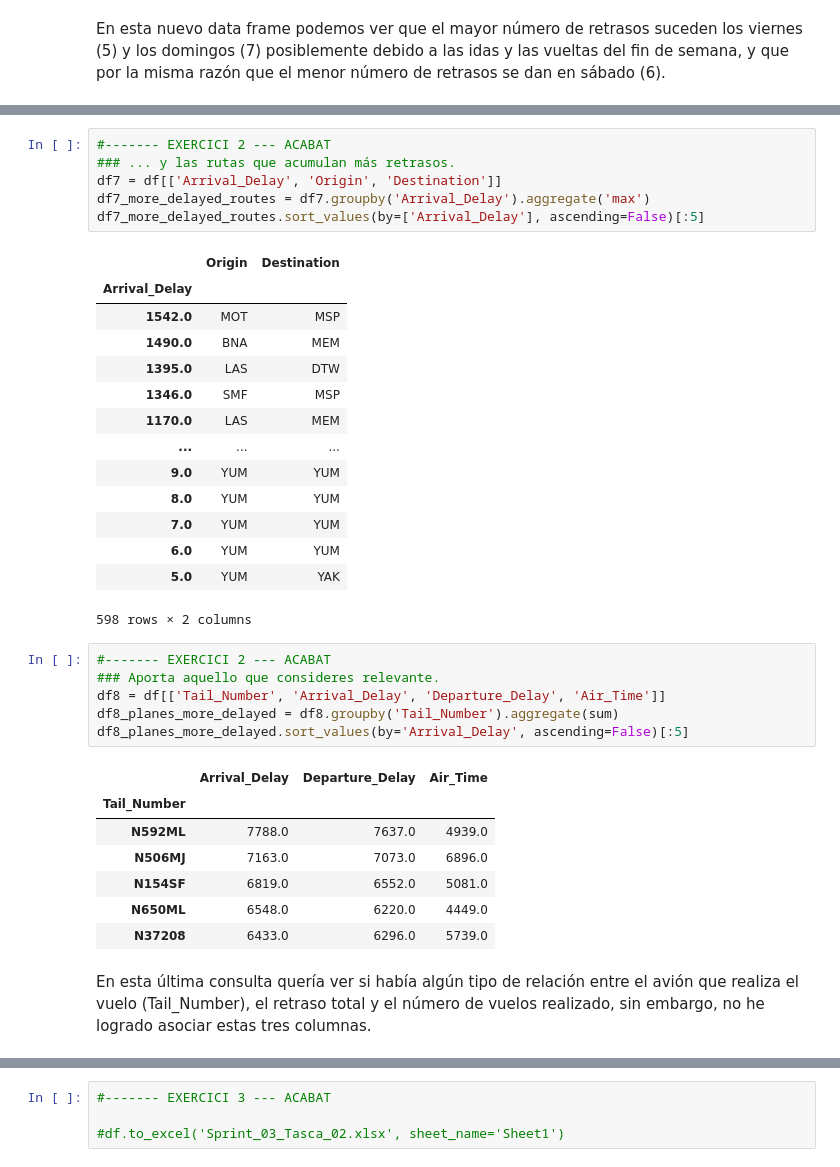
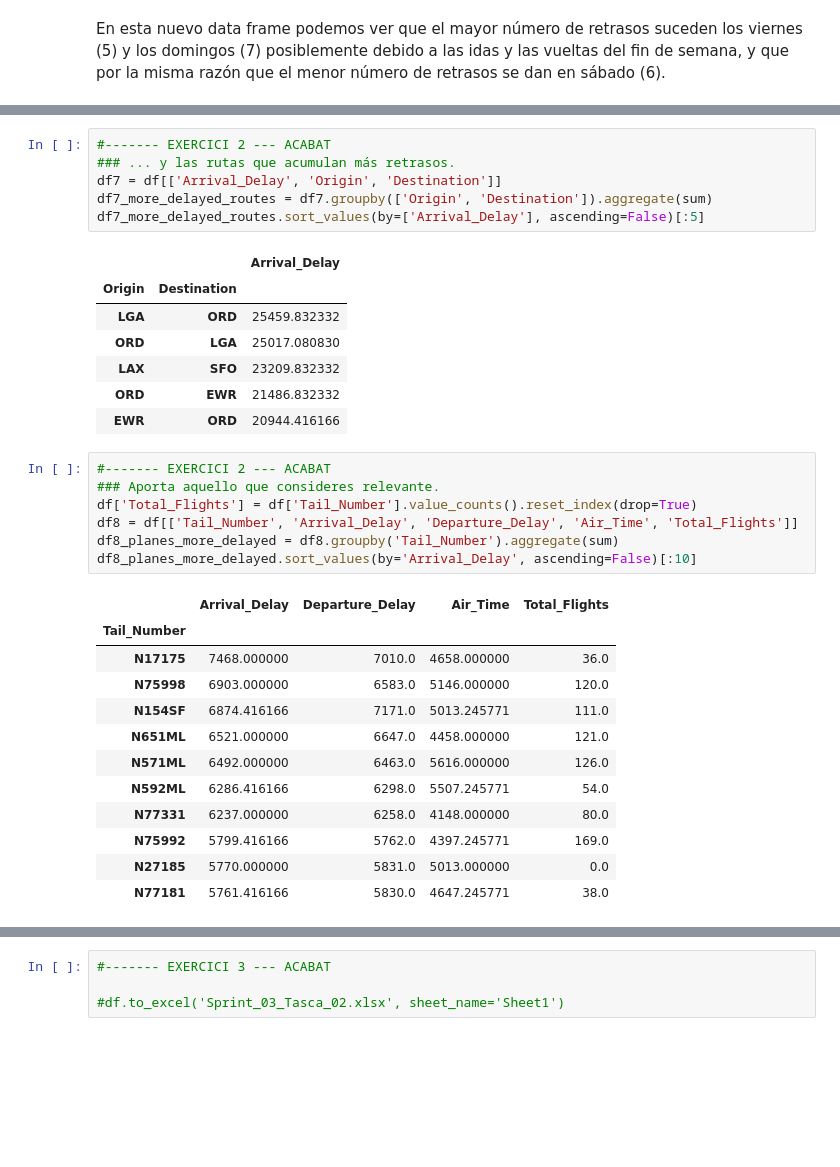
Before and after one commit to dcuxart/Ciencia_de_datos, a Jupyter notebook: Sprint_03_Tasca_02.ipynb, the cells around one changed output, grey strips where cells are left out. Saved outputs shown, nothing was run; the diff lists cells and outputs as text; blank space fills up the shorter version.

```diff
--- a/Sprint_03_Tasca_02.ipynb
+++ b/Sprint_03_Tasca_02.ipynb
@@ -240,36 +267,33 @@ df6_longest_routes.sort_values(by=['Distance'], ascending=False)[:5]
 #------- EXERCICI 2 --- ACABAT
 ### ... y las rutas que acumulan más retrasos.
 df7 = df[['Arrival_Delay', 'Origin', 'Destination']]
-df7_more_delayed_routes = df7.groupby('Arrival_Delay').aggregate('max')
+df7_more_delayed_routes = df7.groupby(['Origin', 'Destination']).aggregate(sum)
 df7_more_delayed_routes.sort_values(by=['Arrival_Delay'], ascending=False)[:5]
 # %% [output]
-|  | Origin | Destination |
-| Arrival_Delay |  |  |
-| 1542.0 | MOT | MSP |
-| 1490.0 | BNA | MEM |
-| 1395.0 | LAS | DTW |
-| 1346.0 | SMF | MSP |
-| 1170.0 | LAS | MEM |
-| ... | ... | ... |
-| 9.0 | YUM | YUM |
-| 8.0 | YUM | YUM |
-| 7.0 | YUM | YUM |
-| 6.0 | YUM | YUM |
-| 5.0 | YUM | YAK |
+|  |  | Arrival_Delay |
+| Origin | Destination |  |
+| LGA | ORD | 25459.832332 |
+| ORD | LGA | 25017.080830 |
+| LAX | SFO | 23209.832332 |
+| ORD | EWR | 21486.832332 |
+| EWR | ORD | 20944.416166 |
-598 rows × 2 columns
 # %%
 #------- EXERCICI 2 --- ACABAT
 ### Aporta aquello que consideres relevante.
-df8 = df[['Tail_Number', 'Arrival_Delay', 'Departure_Delay', 'Air_Time']]
+df['Total_Flights'] = df['Tail_Number'].value_counts().reset_index(drop=True)
+df8 = df[['Tail_Number', 'Arrival_Delay', 'Departure_Delay', 'Air_Time', 'Total_Flights']]
 df8_planes_more_delayed = df8.groupby('Tail_Number').aggregate(sum)
-df8_planes_more_delayed.sort_values(by='Arrival_Delay', ascending=False)[:5]
+df8_planes_more_delayed.sort_values(by='Arrival_Delay', ascending=False)[:10]
 # %% [output]
-|  | Arrival_Delay | Departure_Delay | Air_Time |
-| Tail_Number |  |  |  |
-| N592ML | 7788.0 | 7637.0 | 4939.0 |
-| N506MJ | 7163.0 | 7073.0 | 6896.0 |
-| N154SF | 6819.0 | 6552.0 | 5081.0 |
-| N650ML | 6548.0 | 6220.0 | 4449.0 |
-| N37208 | 6433.0 | 6296.0 | 5739.0 |
+|  | Arrival_Delay | Departure_Delay | Air_Time | Total_Flights |
+| Tail_Number |  |  |  |  |
+| N17175 | 7468.000000 | 7010.0 | 4658.000000 | 36.0 |
+| N75998 | 6903.000000 | 6583.0 | 5146.000000 | 120.0 |
+| N154SF | 6874.416166 | 7171.0 | 5013.245771 | 111.0 |
+| N651ML | 6521.000000 | 6647.0 | 4458.000000 | 121.0 |
+| N571ML | 6492.000000 | 6463.0 | 5616.000000 | 126.0 |
+| N592ML | 6286.416166 | 6298.0 | 5507.245771 | 54.0 |
+| N77331 | 6237.000000 | 6258.0 | 4148.000000 | 80.0 |
+| N75992 | 5799.416166 | 5762.0 | 4397.245771 | 169.0 |
+| N27185 | 5770.000000 | 5831.0 | 5013.000000 | 0.0 |
+| N77181 | 5761.416166 | 5830.0 | 4647.245771 | 38.0 |
-# %% [markdown]
-En esta última consulta quería ver si había algún tipo de relación entre el avión que realiza el vuelo (Tail_Number), el retraso total y el número de vuelos realizado, sin embargo, no he logrado asociar estas tres columnas.
```
Also changed, not shown: parts of 20 cells of this notebook.
